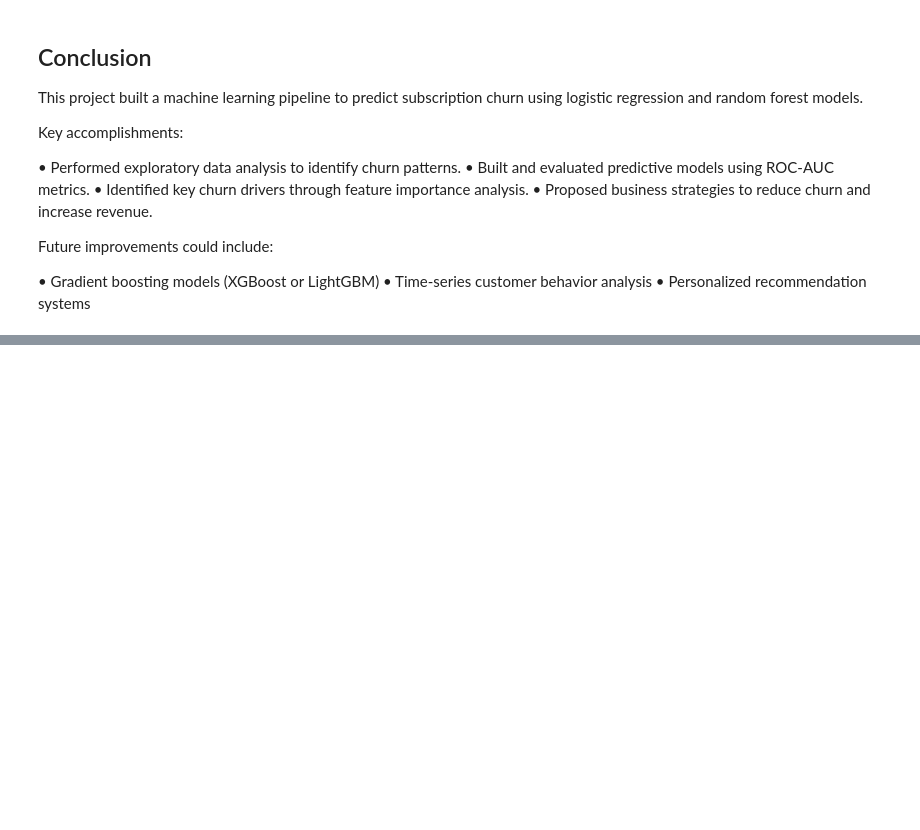
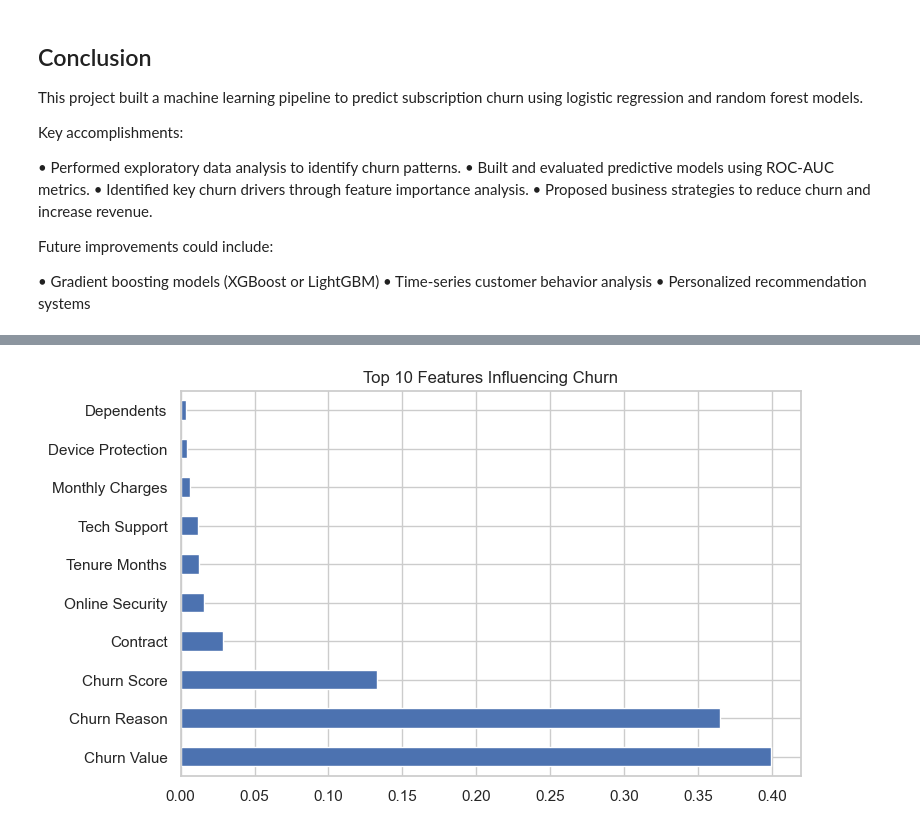
Before and after one commit to JonahTepale/subscription-churn-prediction, a Jupyter notebook: notebooks/churn_analysis.ipynb, the cells around one changed output, grey strips where cells are left out. Saved outputs shown, nothing was run; the diff lists cells and outputs as text; code cells hidden in the pictures; blank space fills up the shorter version.

```diff
--- a/notebooks/churn_analysis.ipynb
+++ b/notebooks/churn_analysis.ipynb
@@ -374,0 +384,9 @@ Future improvements could include:
+# %%
+plt.figure(figsize=(8,5))
+top_features.plot(kind='barh')
+plt.title("Top 10 Features Influencing Churn")
+
+plt.savefig('../images/feature_importance.png')
+plt.show()
+# %% [output]
+[figure, added]
```
Also changed, not shown: parts of 1 cell of this notebook, 8 other files.
